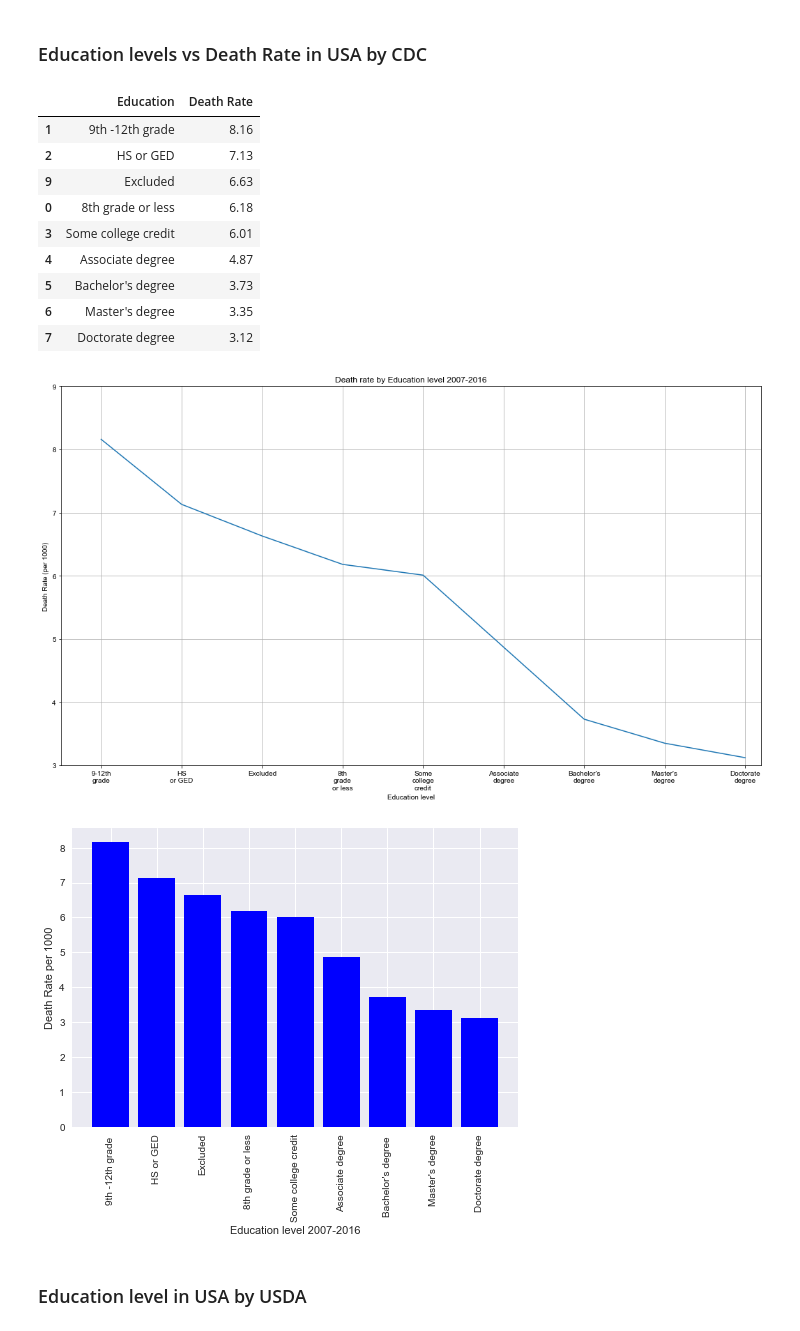
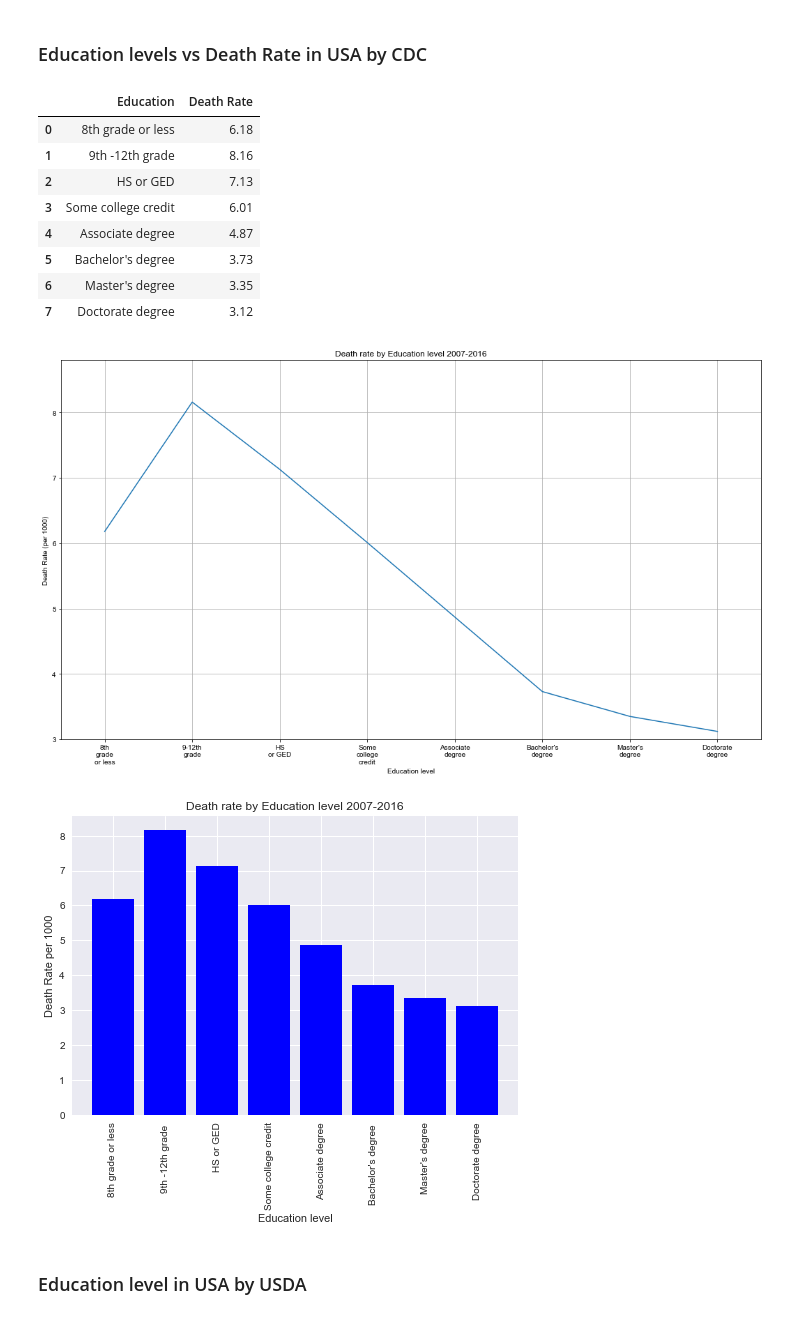
Before and after one commit to jasminajovanovic/IMR, a Jupyter notebook: IMR-all.ipynb, the cells around one changed output. Drawn from its saved outputs; the diff is of its cells as text; code cells hidden in the pictures.

```diff
--- a/IMR-all.ipynb
+++ b/IMR-all.ipynb
@@ -421,24 +421,31 @@ exclude_unknown = education_sorted.loc[education_sorted['Education']!= "Unknown/
+# %%
+exclude_unknown = filename_df.loc[filename_df['Education']!= "Unknown/Not on certificate"]
+# %%
+exclude_excluded = exclude_unknown.loc[exclude_unknown['Education']!= "Excluded"]
 # %%
-del exclude_unknown['Deaths']
-del exclude_unknown['Education Code']
-del exclude_unknown['Births']
-del exclude_unknown['Notes']
-exclude_unknown
+del exclude_excluded['Deaths']
+del exclude_excluded['Education Code']
+del exclude_excluded['Births']
+del exclude_excluded['Notes']
+exclude_excluded
 # %% [output]
 |  | Education | Death Rate |
+| 0 | 8th grade or less | 6.18 |
 | 1 | 9th -12th grade | 8.16 |
 | 2 | HS or GED | 7.13 |
-| 9 | Excluded | 6.63 |
-| 0 | 8th grade or less | 6.18 |
 | 3 | Some college credit | 6.01 |
 | 4 | Associate degree | 4.87 |
 | 5 | Bachelor's degree | 3.73 |
 | 6 | Master's degree | 3.35 |
 | 7 | Doctorate degree | 3.12 |
 # %%
-x_axis = exclude_unknown['Education']
-y_axis = exclude_unknown['Death Rate']
+x_axis = exclude_excluded['Education']
+y_axis = exclude_excluded['Death Rate']
 
+# plt.plot(exclude_unknown["Education"],
+#          exclude_unknown["Death Rate"]
+
+#          )
 plt.plot(x_axis, y_axis)
 
 
@@ -448,29 +455,30 @@ plt.title(f"Death rate by Education level 2007-2016")
 plt.ylabel("Death Rate (per 1000)")
 plt.xlabel("Education level")
 plt.grid(True)
-plt.xticks((range(len(x_axis))), ["9-12th\ngrade", "HS\nor GED", "Excluded", "8th\ngrade\nor less", "Some\ncollege\ncredit", "Associate\ndegree",  "Bachelor's\ndegree", "Master's\ndegree", "Doctorate\ndegree"])
-plt.xlim(-0.5, 8.2)
-plt.ylim(3, 9)
+plt.xticks((range(len(x_axis))), ["8th\ngrade\nor less", "9-12th\ngrade", "HS\nor GED", "Some\ncollege\ncredit", "Associate\ndegree",  "Bachelor's\ndegree", "Master's\ndegree", "Doctorate\ndegree"])
+plt.xlim(-0.5, 7.5)
+plt.ylim(3, 8.8)
 # Save the figure
 plt.savefig("Images/Education_lever_line.png")
 
 # Show plot
 plt.show()
 # %% [output]
-[figure, old version]
+[figure, new version]
 # %%
-x_axis = exclude_unknown['Education']
-y_axis = exclude_unknown['Death Rate']
+x_axis = exclude_excluded['Education']
+y_axis = exclude_excluded['Death Rate']
 plt.tight_layout()
+plt.title(f"Death rate by Education level 2007-2016")
 plt.ylabel("Death Rate per 1000")
-plt.xlabel("Education level 2007-2016")
+plt.xlabel("Education level")
 plt.bar(x_axis, y_axis, color="b", align="center")
-plt.xticks(exclude_unknown['Education'], rotation="vertical")
+plt.xticks(exclude_excluded['Education'], rotation="vertical")
 
 plt.savefig("Images/Education_level_barchart.png")
 plt.show()
 # %% [output]
-[figure, old version]
+[figure, new version]
 # %% [markdown]
 ### Education level in USA by USDA
 # %%
```
Also changed, not shown: parts of 7 cells of this notebook, 4 other files.
